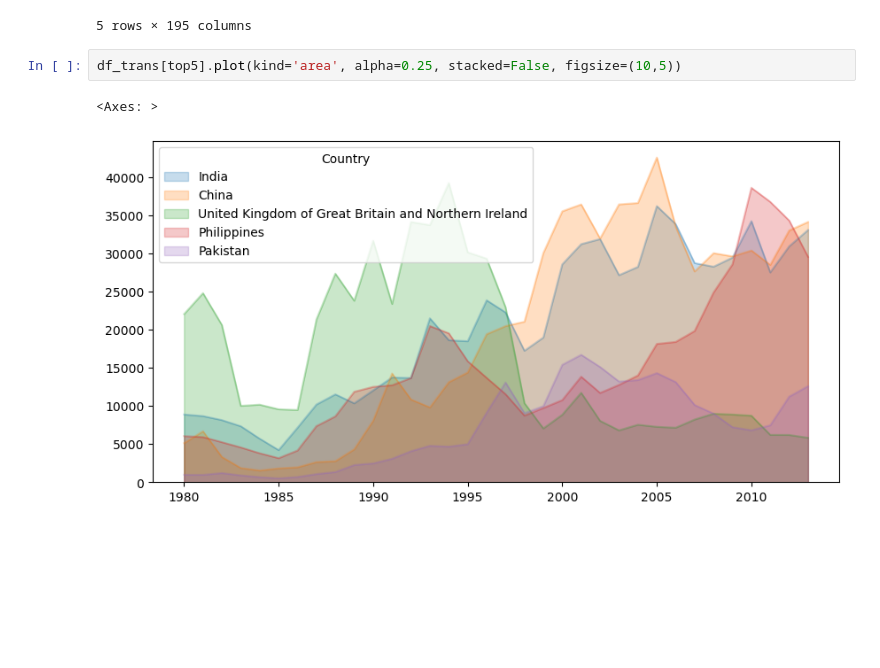
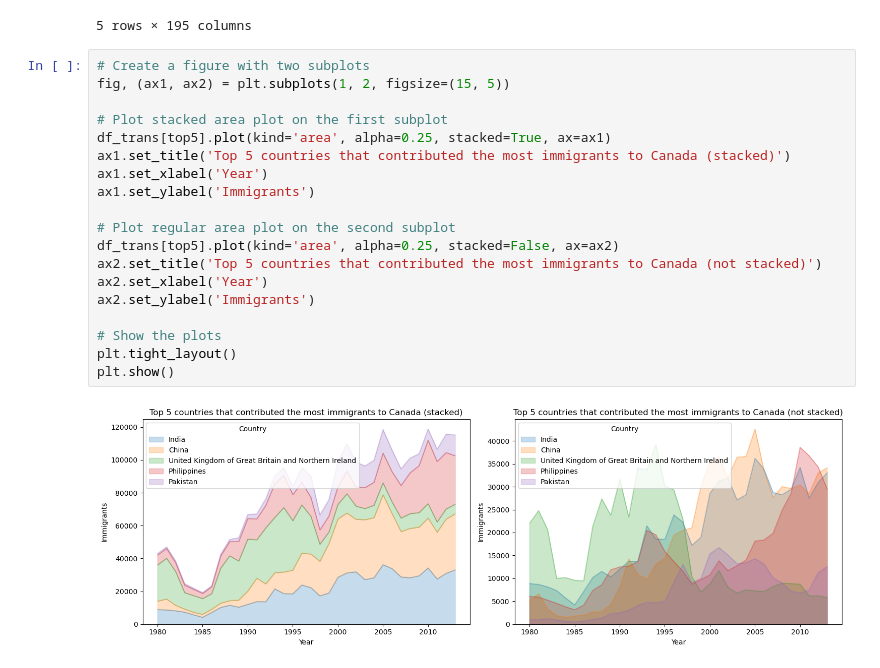
Before and after one commit to 0xrsfagundes/IBM, a Jupyter notebook: IBM/Data Visualization with Python/Data Visualization with Python - Lab2.ipynb, the cells around one changed output. Drawn from its saved outputs; the diff is of its cells as text; blank space fills up the shorter version.

```diff
--- a/IBM/Data Visualization with Python/Data Visualization with Python - Lab2.ipynb
+++ b/IBM/Data Visualization with Python/Data Visualization with Python - Lab2.ipynb
@@ -49,8 +50,24 @@ df_trans.head()
 | 1983 | 47 | 0 | 69 | 0 | 0 | 6 | 0 | 241 | ... |
 | 1984 | 71 | 0 | 63 | 0 | 0 | 4 | 42 | 237 | ... |
 5 rows × 195 columns
-# %%
-df_trans[top5].plot(kind='area', alpha=0.25, stacked=False, figsize=(10,5))
-# %% [output]
-<Axes: >
-[figure, removed]
+# %%
+# Create a figure with two subplots
+fig, (ax1, ax2) = plt.subplots(1, 2, figsize=(15, 5))
+
+# Plot stacked area plot on the first subplot
+df_trans[top5].plot(kind='area', alpha=0.25, stacked=True, ax=ax1)
+ax1.set_title('Top 5 countries that contributed the most immigrants to Canada (stacked)')
+ax1.set_xlabel('Year')
+ax1.set_ylabel('Immigrants')
+
+# Plot regular area plot on the second subplot
+df_trans[top5].plot(kind='area', alpha=0.25, stacked=False, ax=ax2)
+ax2.set_title('Top 5 countries that contributed the most immigrants to Canada (not stacked)')
+ax2.set_xlabel('Year')
+ax2.set_ylabel('Immigrants')
+
+# Show the plots
+plt.tight_layout()
+plt.show()
+# %% [output]
+[figure, added]
```
Also changed, not shown: parts of 1 cell of this notebook.
